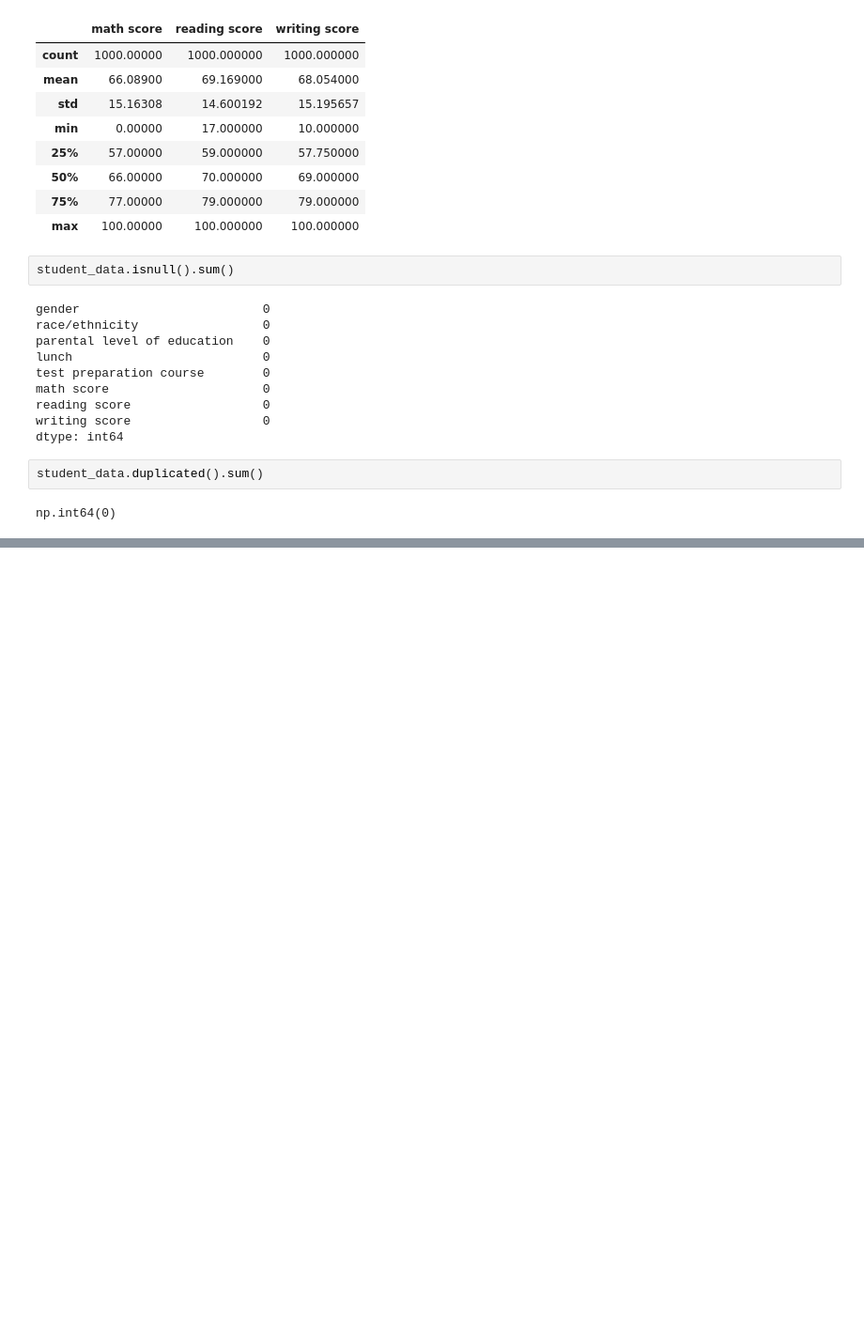
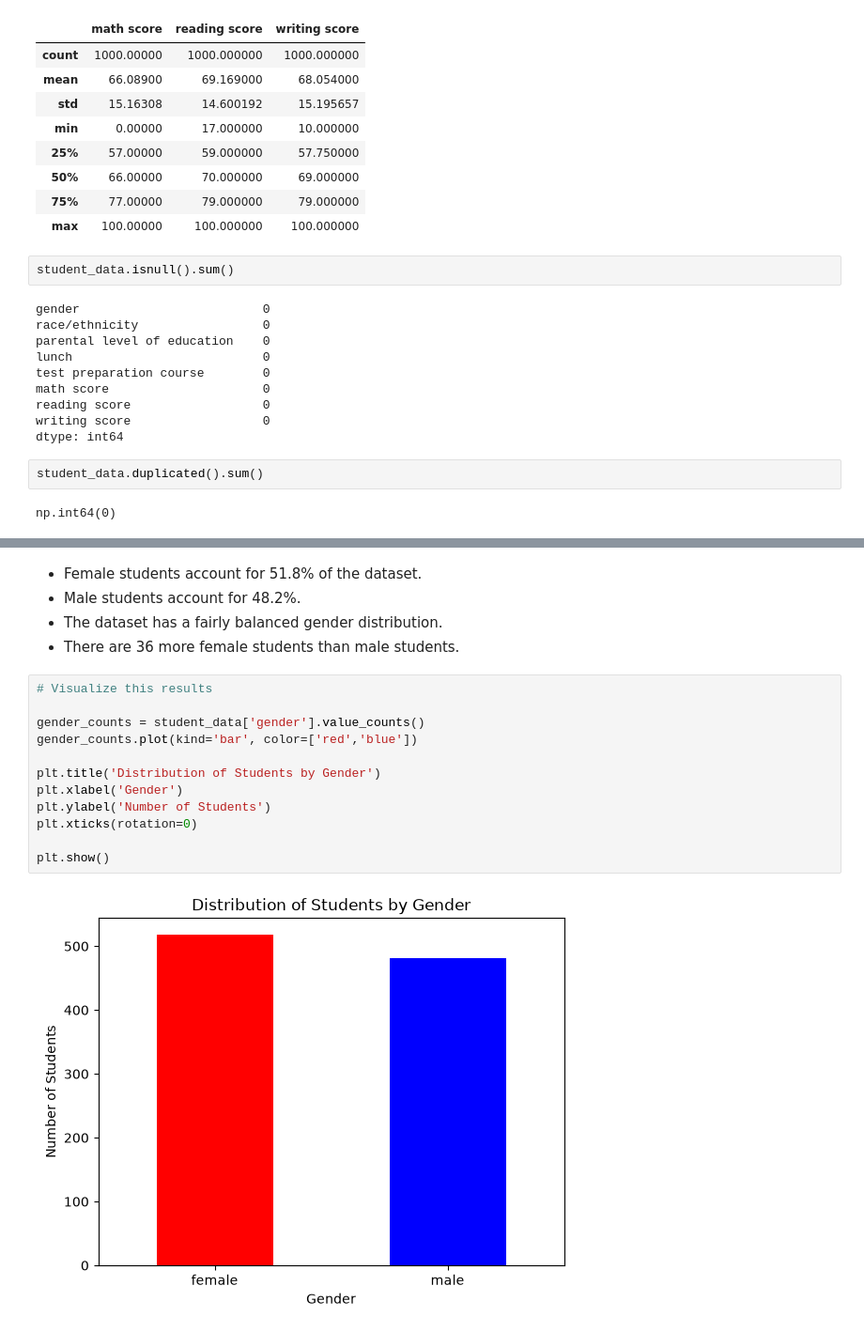
Before and after one commit to kiptochmike/student-exam-performance-eda, a Jupyter notebook: student.ipynb, the cells around one changed output, grey strips where cells are left out. Shown at 94% size. Cells and saved outputs as stored; diff of their text form; blank space fills up the shorter version.

```diff
--- a/student.ipynb
+++ b/student.ipynb
@@ -80,0 +110,19 @@ np.int64(0)
+# %% [markdown]
+- Female students account for 51.8% of the dataset.
+- Male students account for 48.2%.
+- The dataset has a fairly balanced gender distribution.
+- There are 36 more female students than male students.
+# %%
+# Visualize this results
+
+gender_counts = student_data['gender'].value_counts()
+gender_counts.plot(kind='bar', color=['red','blue'])
+
+plt.title('Distribution of Students by Gender')
+plt.xlabel('Gender')
+plt.ylabel('Number of Students')
+plt.xticks(rotation=0)
+
+plt.show()
+# %% [output]
+[figure, added]
```
Also changed, not shown: parts of 23 cells of this notebook.
